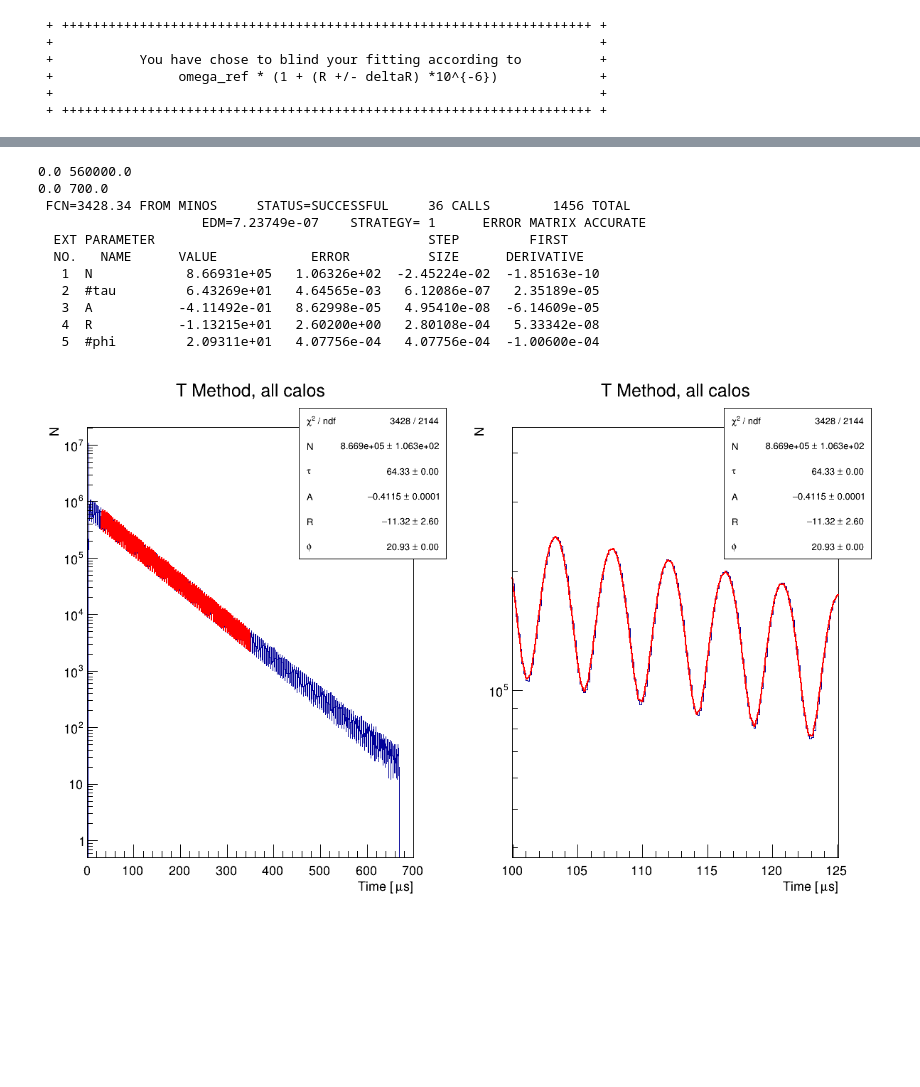
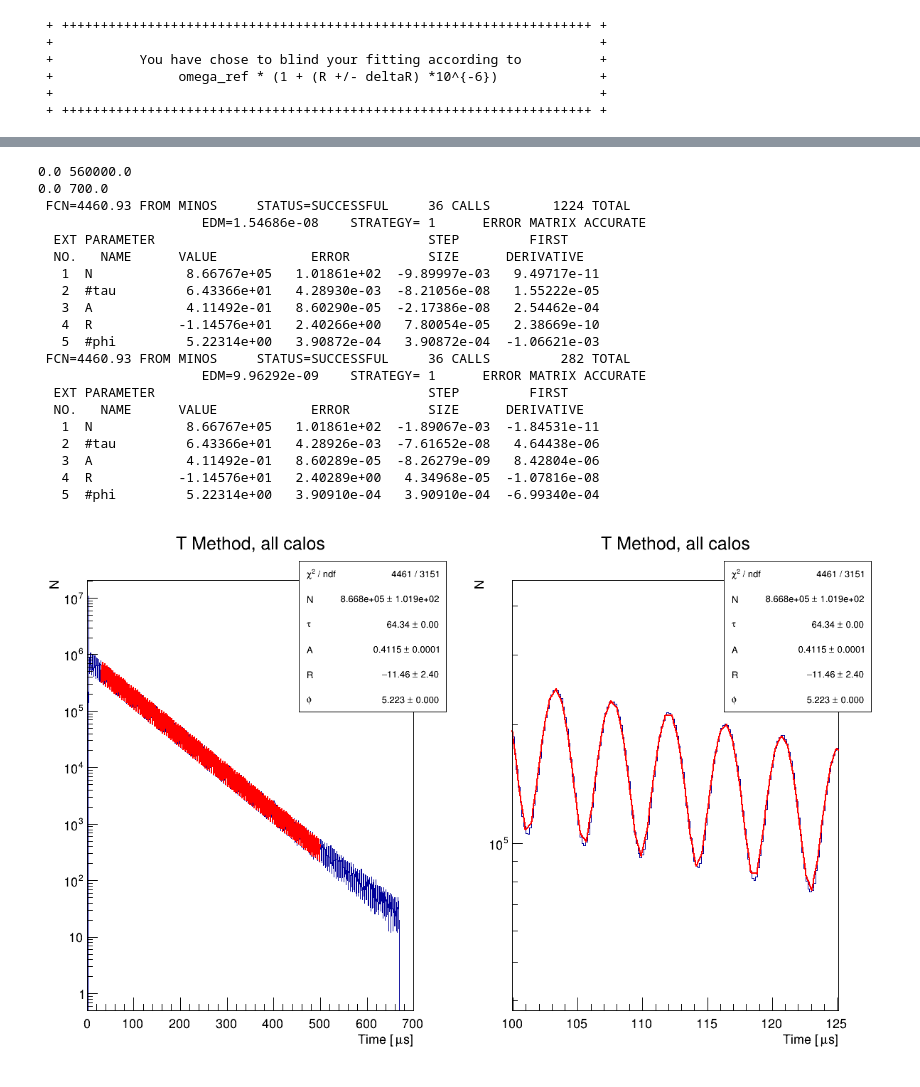
Before and after one commit to jlabounty/g-2, a Jupyter notebook: productionFeedback/productionFeedback_Farline.ipynb, the cells around one changed output, grey strips where cells are left out. Saved outputs shown, nothing was run; the diff lists cells and outputs as text; code cells hidden in the pictures; blank space fills up the shorter version.

```diff
--- a/productionFeedback/productionFeedback_Farline.ipynb
+++ b/productionFeedback/productionFeedback_Farline.ipynb
@@ -39,7 +46,10 @@ for x in files_byRun:
 # %% [markdown]
 Using hadd.sh, we merged all of these files together into one output, which we will run through now:
 # %%
-f = r.TFile("/home/jlab/ExternalDrive/Seagate/Data/productionFeedback/v9_05_00_muonPath/result_histOnly.root") #processed output of hadd.sh
+#f = r.TFile("/home/jlab/ExternalDrive/Seagate/Data/productionFeedback/v9_05_00_muonPath/result.root") #processed output of hadd.sh
+f = r.TFile("./result_histOnly.root") #processed output of hadd.sh
+f2 = r.TFile("./result_python.root")
+
 prodString="v9_05_00"
 # %%
 f.cd("farline/calo1")
@@ -129,42 +127,52 @@ func.SetNpx(1000)
 c2 = r.TCanvas("c2","c2",1200,800)
 c2.Divide(2,1)
 c2.cd(1)
 r.gPad.SetLogy()
 
 r.gStyle.SetOptFit(111)
 allCaloWiggle = f.Get("farline").Get("allCaloWiggle").Clone()
 
 print(allCaloWiggle.GetXaxis().GetXmin(),allCaloWiggle.GetXaxis().GetXmax())
 allCaloWiggle.GetXaxis().SetLimits(allCaloWiggle.GetXaxis().GetXmin() / 1000 * 1.25,allCaloWiggle.GetXaxis().GetXmax() / 1000 * 1.25)
 print(allCaloWiggle.GetXaxis().GetXmin(),allCaloWiggle.GetXaxis().GetXmax())
 allCaloWiggle.GetXaxis().SetTitle("Time [#mus]")
 
 residuals = allCaloWiggle.Clone() # this will be filled with the fit residuals later
 
-allCaloWiggle.Fit("func","REM")
+for fit in range(2):
+    allCaloWiggle.Fit("func","REM")
 
 allCaloWiggle.Draw()
 
 c2.cd(2)
 ding =  allCaloWiggle.Clone()
 ding.GetXaxis().SetRangeUser(100,125)
 ding.Draw()
 
 r.gPad.SetLogy()
 c2.Draw()
 # %% [output]
 0.0 560000.0
 0.0 700.0
- FCN=3428.34 FROM MINOS     STATUS=SUCCESSFUL     36 CALLS        1456 TOTAL
-                     EDM=7.23749e-07    STRATEGY= 1      ERROR MATRIX ACCURATE
+ FCN=4460.93 FROM MINOS     STATUS=SUCCESSFUL     36 CALLS        1224 TOTAL
+                     EDM=1.54686e-08    STRATEGY= 1      ERROR MATRIX ACCURATE
   EXT PARAMETER                                   STEP         FIRST
   NO.   NAME      VALUE            ERROR          SIZE      DERIVATIVE
-   1  N            8.66931e+05   1.06326e+02  -2.45224e-02  -1.85163e-10
-   2  #tau         6.43269e+01   4.64565e-03   6.12086e-07   2.35189e-05
-   3  A           -4.11492e-01   8.62998e-05   4.95410e-08  -6.14609e-05
-   4  R           -1.13215e+01   2.60200e+00   2.80108e-04   5.33342e-08
-   5  #phi         2.09311e+01   4.07756e-04   4.07756e-04  -1.00600e-04
+   1  N            8.66767e+05   1.01861e+02  -9.89997e-03   9.49717e-11
+   2  #tau         6.43366e+01   4.28930e-03  -8.21056e-08   1.55222e-05
+   3  A            4.11492e-01   8.60290e-05  -2.17386e-08   2.54462e-04
+   4  R           -1.14576e+01   2.40266e+00   7.80054e-05   2.38669e-10
+   5  #phi         5.22314e+00   3.90872e-04   3.90872e-04  -1.06621e-03
+ FCN=4460.93 FROM MINOS     STATUS=SUCCESSFUL     36 CALLS         282 TOTAL
+                     EDM=9.96292e-09    STRATEGY= 1      ERROR MATRIX ACCURATE
+  EXT PARAMETER                                   STEP         FIRST
+  NO.   NAME      VALUE            ERROR          SIZE      DERIVATIVE
+   1  N            8.66767e+05   1.01861e+02  -1.89067e-03  -1.84531e-11
+   2  #tau         6.43366e+01   4.28926e-03  -7.61652e-08   4.64438e-06
+   3  A            4.11492e-01   8.60289e-05  -8.26279e-09   8.42804e-06
+   4  R           -1.14576e+01   2.40289e+00   4.34968e-05  -1.07816e-08
+   5  #phi         5.22314e+00   3.90910e-04   3.90910e-04  -6.99340e-04
-[figure, old version]
+[figure, new version]
 # %%
 #The class calculates the  difference between the histogram and the fit function at each point
 #    and divides it by the uncertainty.
```
Also changed, not shown: parts of 47 cells of this notebook, 29 other files.
